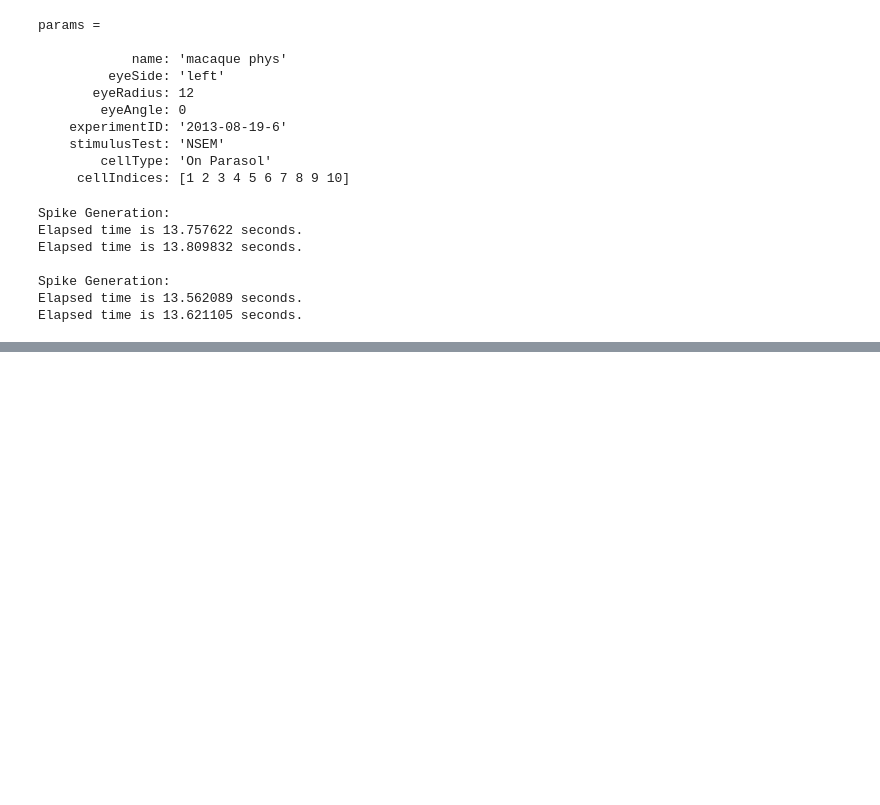
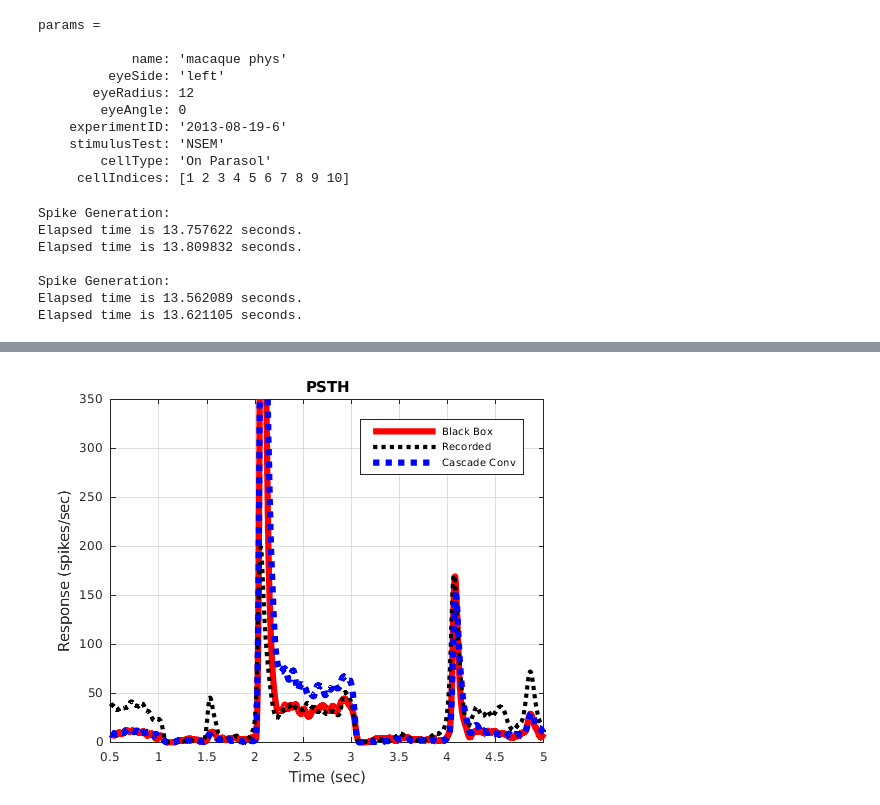
Before and after one commit to isetbio/notebooks, a Jupyter notebook: isetbio/Introduction/RGC/RGC-00.ipynb, the cells around one changed output, grey strips where cells are left out. Saved outputs shown, nothing was run; the diff lists cells and outputs as text; code cells hidden in the pictures; blank space fills up the shorter version.

```diff
--- a/isetbio/Introduction/RGC/RGC-00.ipynb
+++ b/isetbio/Introduction/RGC/RGC-00.ipynb
@@ -352,0 +324,37 @@ results =
+# %%
+figure;
+
+
+minlen = min([length(innerRetinaPSTH{cellNum}) length(innerRetinaRecordedPSTH{cellNum}) length(innerRetinaSUPSTH{cellNum}) ]);
+hold off
+
+del1 = 1200; del2 = 600;
+switch stimulusTestI
+    case 1
+        plot(([1:minlen-del1])./del1, innerRetinaPSTH{cellNum}(del2+(1:minlen-del1)),'r','linewidth',3);
+        hold on;
+        plot([1:minlen-del1]./del1,innerRetinaRecordedPSTH{cellNum}(((1:minlen-del1))),':k','linewidth',2);
+        plot([1:minlen-del1]./del1, innerRetinaSUPSTH{cellNum}(del2+(1:minlen-del1)),':b','linewidth',3);
+
+        ax3 = axis;
+        axis([0 8.5 ax3(3) ax3(4)])
+
+    case 2
+
+        plot(([1:minlen-del1])./del1, innerRetinaPSTH{cellNum}(del1+(1:minlen-del1)),'r','linewidth',3);
+        hold on;
+        plot([1:minlen-del1]./del1,innerRetinaRecordedPSTH{cellNum}(((1:minlen-del1))),':k','linewidth',2);
+        hold on;
+        plot(([1:minlen-del1])./del1, innerRetinaSUPSTH{cellNum}(del1+(1:minlen-del1)),':b','linewidth',3);
+
+
+        ax3 = axis;
+        axis([tStart-1 tEnd-1 ax3(3) ax3(4)/2])
+end
+title('PSTH')
+legend('Black Box','Recorded','Cascade Conv');
+grid on
+set(gca,'fontsize',6);
+xlabel('Time (sec)'); ylabel('Response (spikes/sec)');
+# %% [output]
+[figure, added]
```
Also changed, not shown: parts of 2 cells of this notebook.
